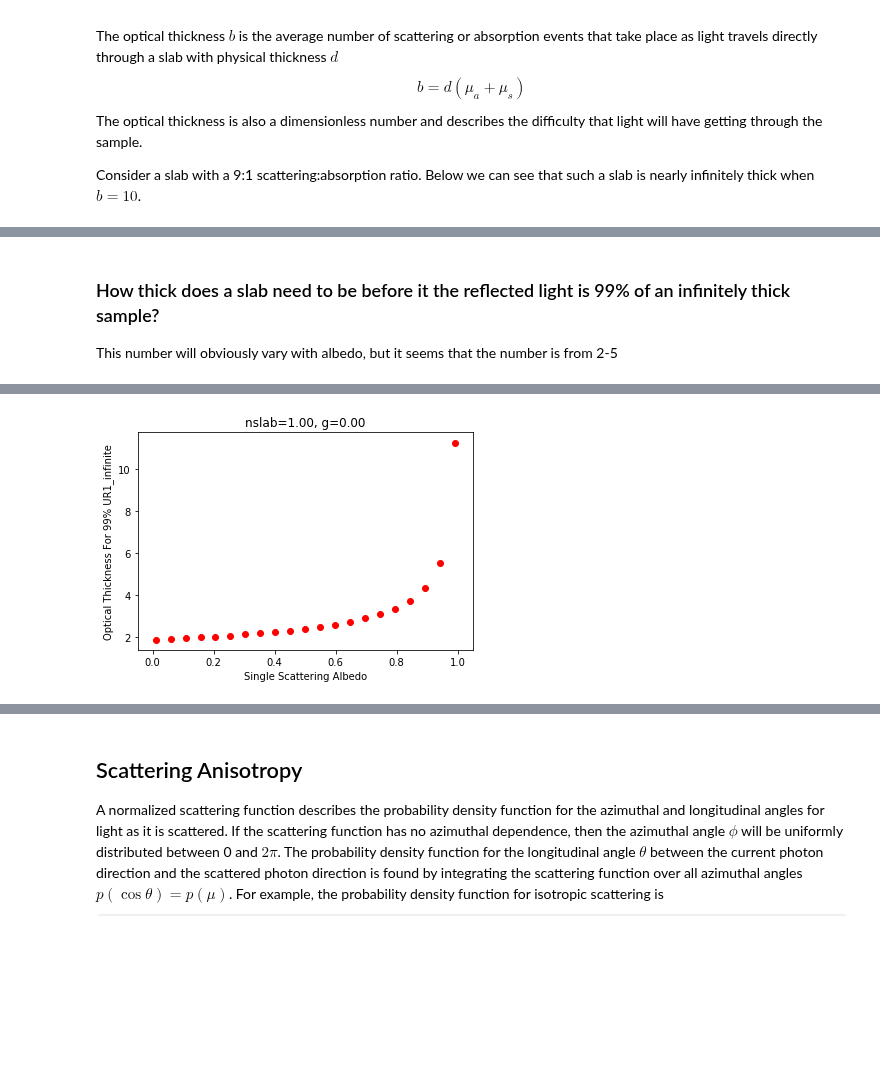
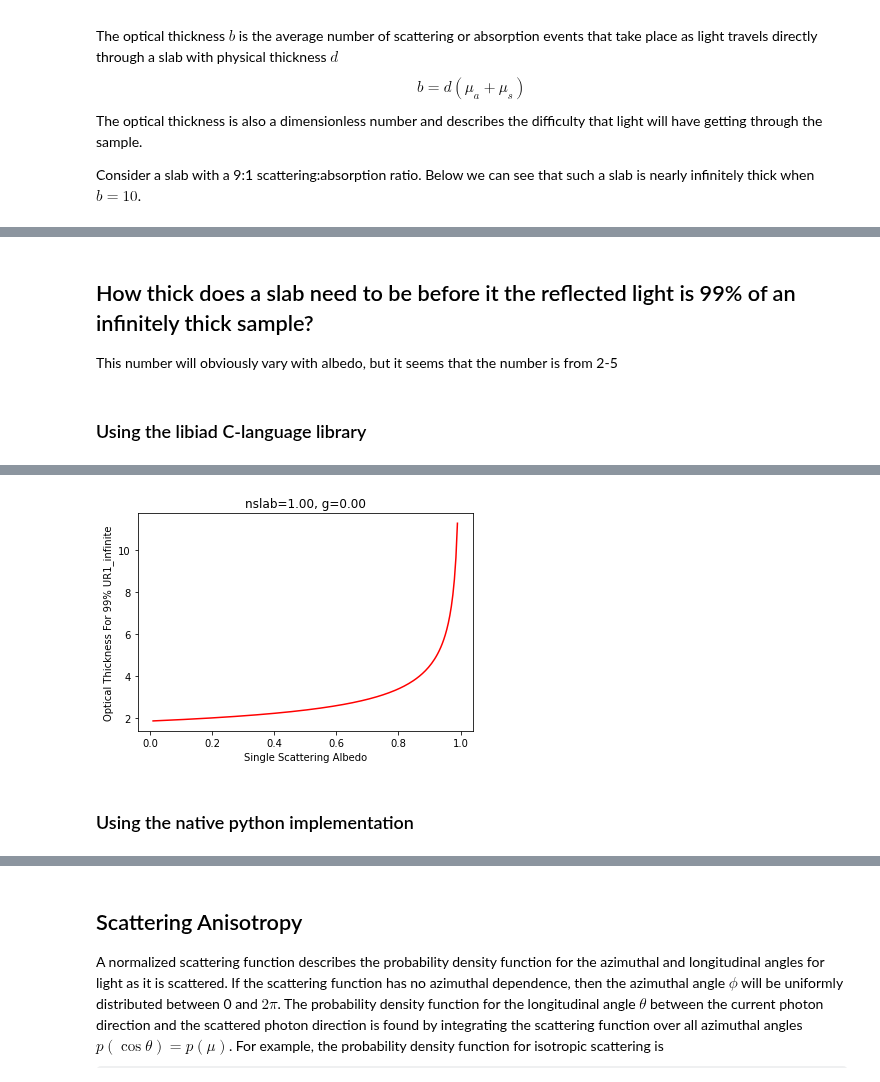
Before and after one commit to scottprahl/iadpython, a Jupyter notebook: docs/Adding-Doubling-Basics.ipynb, the cells around one changed output, grey strips where cells are left out. Cells and saved outputs as stored; diff of their text form; code cells hidden in the pictures; some formulas as TeX source; blank space fills up the shorter version.

```diff
--- a/docs/Adding-Doubling-Basics.ipynb
+++ b/docs/Adding-Doubling-Basics.ipynb
@@ -111,11 +164,7 @@ Consider a slab with a 9:1 scattering:absorption ratio.  Below we can see that s
 # %%
-nslab=1.0                  # ignore boundary reflection
-nslide=1.0                 # no glass slides above and below the sample
-g=0.0                      # isotropic scattering is fine
-a = 0.9                    # scattering is 9X absorption
-b=np.linspace(0,10,20)     # optical thickness
-
+tic = time.perf_counter()
 ur1,ut1,uru,utu = iad.rt(nslab, nslide, a, b, g)
+print("elapsed %.2f" % (time.perf_counter()-tic))
 
 plt.plot(b,ur1,color='red')
 plt.plot(b,ut1,color='blue')
@@ -134,0 +187,19 @@ plt.show()
+# %%
+tic = time.perf_counter()
+s = iad.Sample(a=a, b=b, g=g, n=nslab, n_above=nslide, n_below=nslide, quad_pts=16)
+ur1,ut1,uru,utu = s.rt()
+print("elapsed %.2f" % (time.perf_counter()-tic))
+
+plt.plot(b,ur1,color='red')
+plt.plot(b,ut1,color='blue')
+plt.plot(b,ur1+ut1,color='orange')
+plt.xlabel('Optical Thickness (-)')
+plt.ylabel('Light Exiting')
+plt.title('nslab=%.2f, a=%.2f, g=%.2f'%(nslab,a,g))
+
+plt.annotate('UR1',xy=(0.85,0.35),color='red')
+plt.annotate('UT1',xy=(0.8,0.65),color='blue')
+
+plt.annotate('UR1+UT1',xy=(0.75,0.9),color='orange')
+
+plt.show()
@@ -135,26 +209,30 @@ plt.show()
 # %% [markdown]
-### How thick does a slab need to be before it the reflected light is 99% of an infinitely thick sample?
+## How thick does a slab need to be before it the reflected light is 99% of an infinitely thick sample?
 
 This number will obviously vary with albedo, but it seems that the number is from 2-5
+# %%
+N=201
+nslab=1.0                  # ignore boundary reflection
+nslide=1.0                 # no glass slides above and below the sample
+g=0.0                      # isotropic scattering is fine
+a=np.linspace(0.01,0.99,N) # avoid extremes because
+# %% [markdown]
+### Using the libiad C-language library
 # %%
-
-N=21
-nslab=1.0                  # ignore boundary reflection
-nslide=1.0                 # no glass slides above and below the sample
-g=0.0                      # isotropic scattering is fine
-a=np.linspace(0.01,0.99,N) # avoid extremes because
 bmin = np.empty(N)
 
 def f(b):
     ur1,ut1,uru,utu = iad.rt(nslab, nslide, aa, b, g)
     return (ur1-ur1_inf*0.99)**2
 
+tic = time.perf_counter()
 for i in range(N):
     aa = a[i]
     ur1_inf,ut1_inf,uru_inf,utu_inf = iad.rt(nslab, nslide, aa, 100000, g)
     bmin[i] = scipy.optimize.brent(f)
+print("elapsed %.2f" % (time.perf_counter()-tic))
 
-plt.scatter(a,bmin,color='red')
+plt.plot(a,bmin,color='red')
 plt.ylabel('Optical Thickness For 99% UR1_infinite')
 plt.xlabel('Single Scattering Albedo')
 plt.title('nslab=%.2f, g=%.2f'%(nslab,g))
@@ -164 +243,3 @@ plt.show()
-[figure, old version]
+[figure, new version]
+# %% [markdown]
+### Using the native python implementation
```
Also changed, not shown: parts of 31 cells of this notebook, 5 other files.
